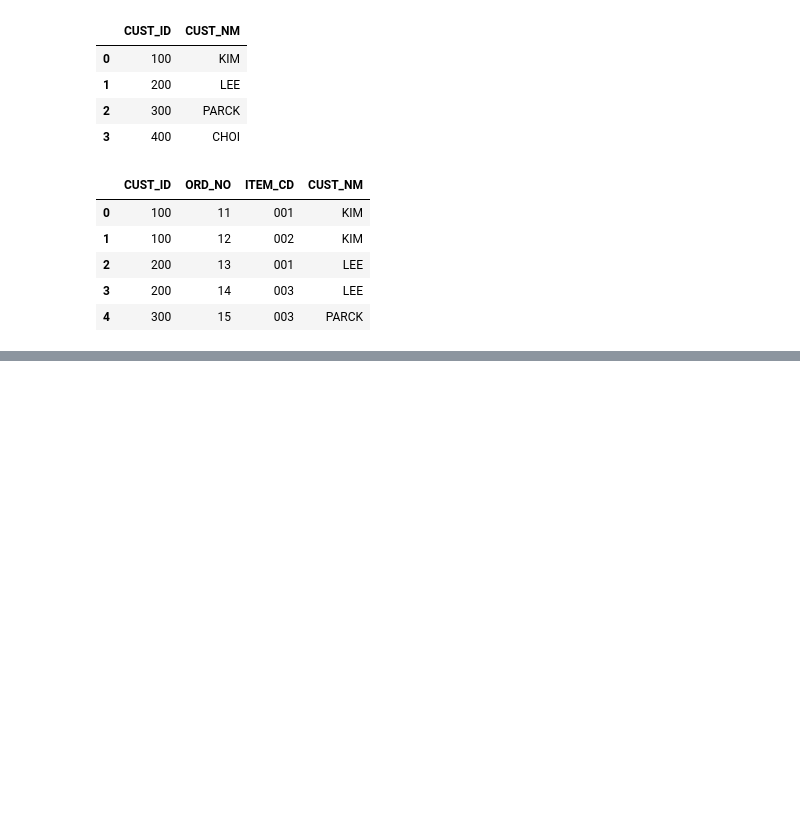
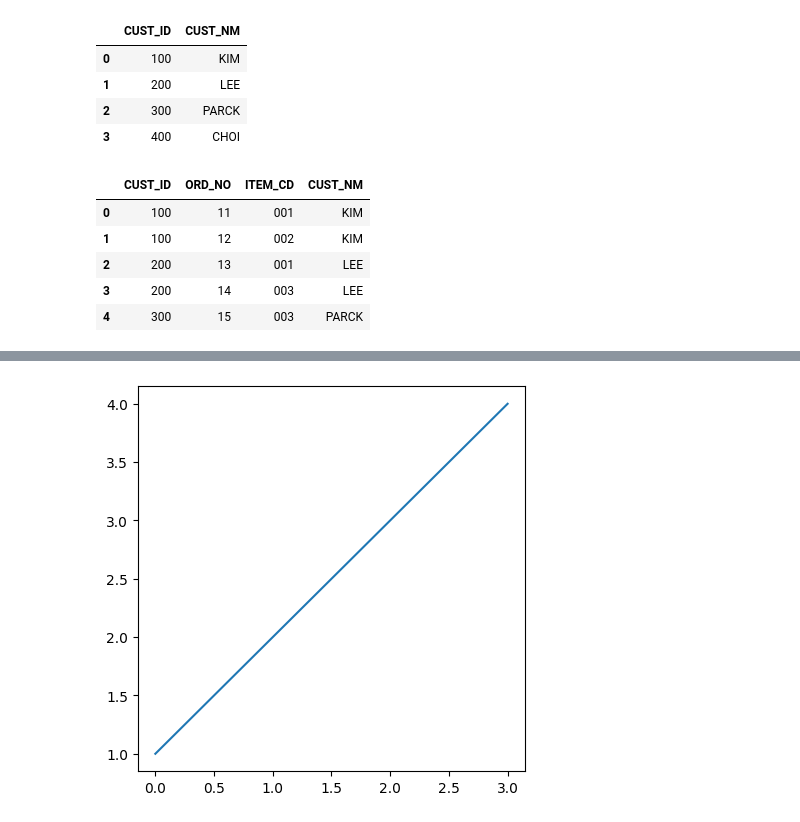
Before and after one commit to junghunam/Python-lets-goooooo, a Jupyter notebook: 파이썬_성장기.ipynb, the cells around one changed output, grey strips where cells are left out. Drawn from its saved outputs; the diff is of its cells as text; code cells hidden in the pictures; blank space fills up the shorter version.

```diff
--- a/파이썬_성장기.ipynb
+++ b/파이썬_성장기.ipynb
@@ -1317,0 +1336,6 @@ df1
+# %%
+plt.figure(figsize = (5,5)) # 액자 만들기
+plt.plot([1, 2, 3, 4])
+plt.show()
+# %% [output]
+[figure, added]
```
Also changed, not shown: parts of 36 cells of this notebook.
